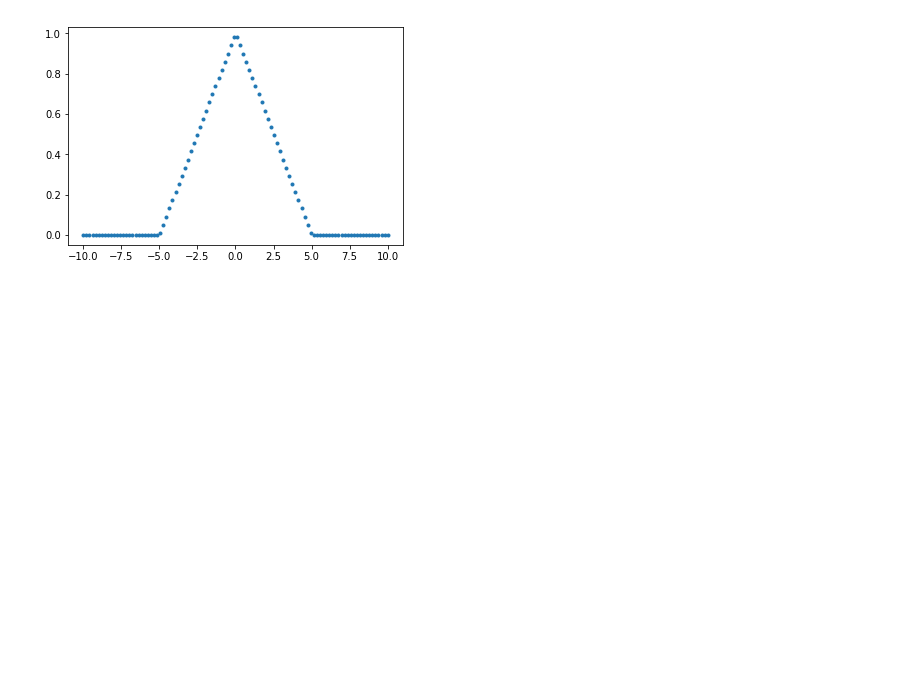
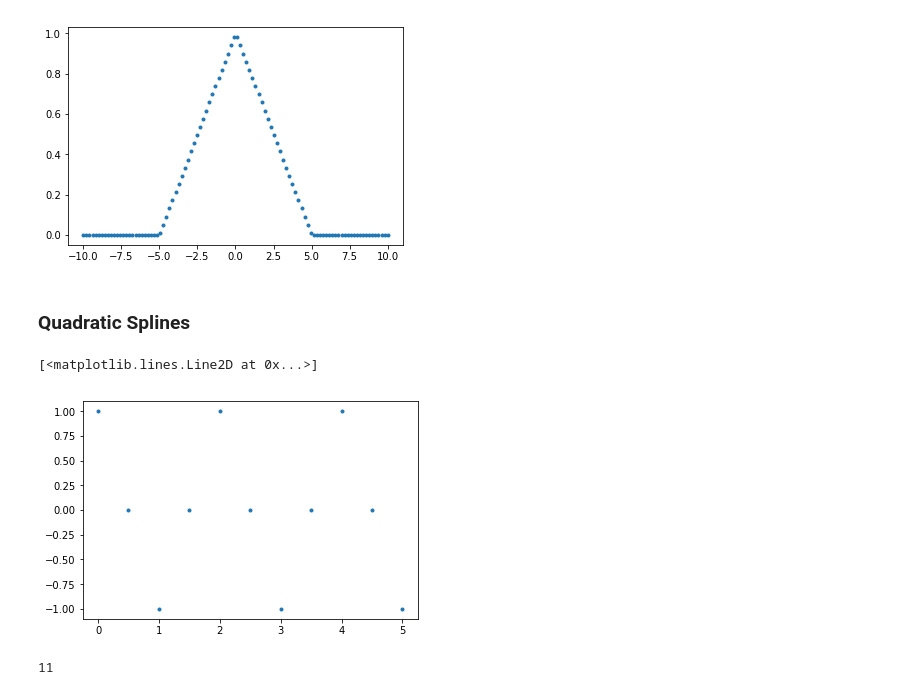
Before and after one commit to AlessandrodAgostino/Python-Projects, a Jupyter notebook: Turchetti/Interpolation_first_tries.ipynb, the cells around one changed output. Cells and saved outputs as stored; diff of their text form; code cells hidden in the pictures; blank space fills up the shorter version.

```diff
--- a/Turchetti/Interpolation_first_tries.ipynb
+++ b/Turchetti/Interpolation_first_tries.ipynb
@@ -54,3 +54,17 @@ plt.plot(x,y,'.')
 # %% [output]
 [<matplotlib.lines.Line2D at 0x...>]
 [figure]
+# %% [markdown]
+### Quadratic Splines
+# %%
+def f(x):
+    return np.cos(np.pi * x)
+
+n=10
+sx = np.linspace(0, 5, n +1)
+sy = f(sx)
+x = np.linspace(-3, 8, num=100)
+plt.plot(sx, sy, '.')
+# %% [output]
+[<matplotlib.lines.Line2D at 0x...>]
+[figure, added]
@@ -56,0 +98,4 @@ plt.plot(x,y,'.')
+# %%
+len(bool_intervals)
+# %% [output]
+11
```
Also changed, not shown: parts of 9 cells of this notebook.
